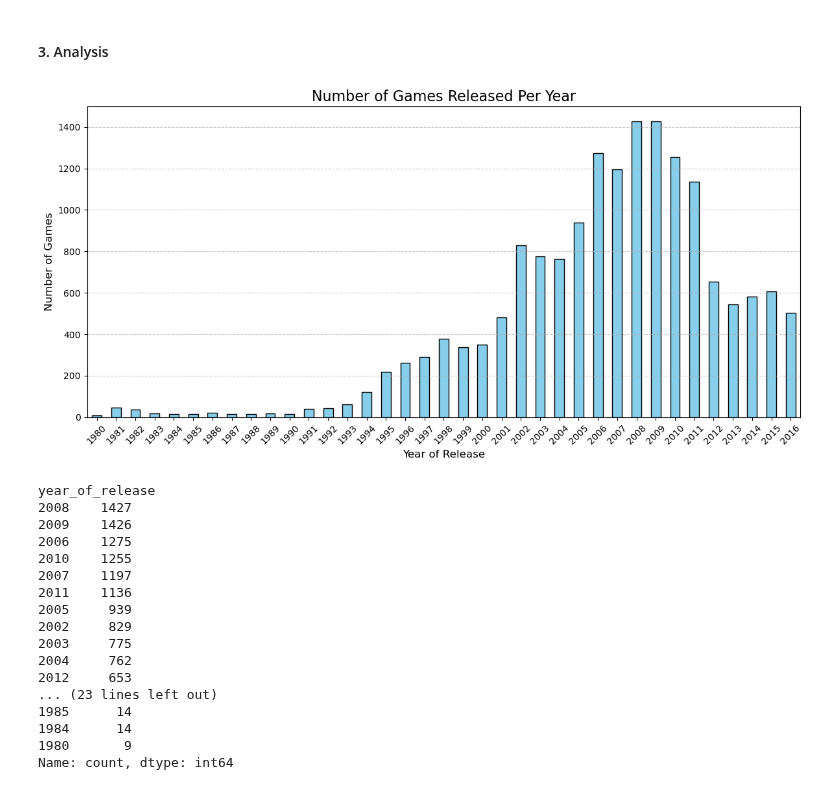
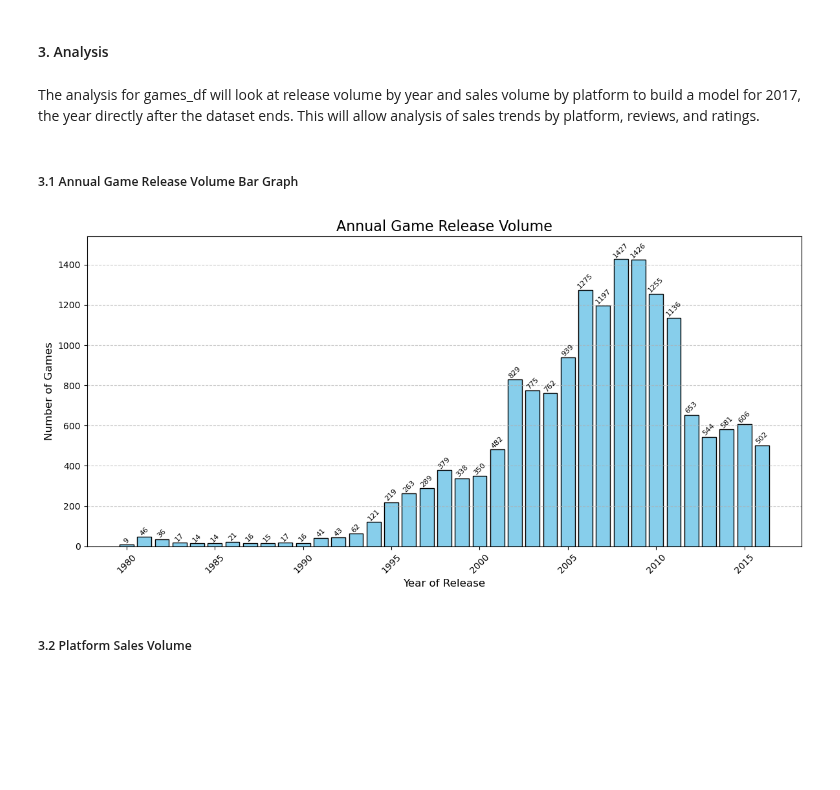
Before and after one commit to DHE42/ice-sales-analysis, a Jupyter notebook: analysis_notebook.ipynb, the cells around one changed output. Drawn from its saved outputs; the diff is of its cells as text; code cells hidden in the pictures; blank space fills up the shorter version.

Commit message:
Made bar graph for annual release volume and began one for platform sales volume.

```diff
--- a/analysis_notebook.ipynb
+++ b/analysis_notebook.ipynb
@@ -303,40 +303,35 @@ DataFrame with Total Sales:
 4            71           7  unknown
 # %% [markdown]
 #### 3. Analysis
+# %% [markdown]
+The analysis for games_df will look at release volume by year and sales volume by platform to build a model for 2017, the year directly after the dataset ends. This will allow analysis of sales trends by platform, reviews, and ratings.
+# %% [markdown]
+##### 3.1 Annual Game Release Volume Bar Graph
 # %%
+
 # Create a bar chart for year_of_release counts
+# Count occurrences of each year_of_release value
+year_counts = games_df['year_of_release'].value_counts()
+
+# Sort the counts by year
+year_counts = year_counts.sort_index()
 plt.figure(figsize=(12, 6))
-year_counts.sort_index().plot(kind='bar', color='skyblue', edgecolor='black')
-plt.title('Number of Games Released Per Year', fontsize=16)
+bars = plt.bar(year_counts.index, year_counts.values, color='skyblue', edgecolor='black')
+
+# Add diagonal text on top of each bar
+for bar, count in zip(bars, year_counts.values):
+    plt.text(bar.get_x() + bar.get_width() / 2, bar.get_height(), str(count),
+             ha='center', va='bottom', rotation=45, fontsize=8)
+
+plt.title('Annual Game Release Volume', fontsize=16)
 plt.xlabel('Year of Release', fontsize=12)
 plt.ylabel('Number of Games', fontsize=12)
 plt.xticks(rotation=45)
 plt.grid(axis='y', linestyle='--', alpha=0.7)
+plt.ylim(0, 1540)
 plt.tight_layout()
 plt.show()
-print()
-
-# Count occurrences of each year_of_release value
-year_counts = games_df['year_of_release'].value_counts()
-
-# Display the counts
-print(year_counts)
 # %% [output]
-[figure, old version]
+[figure, new version]
-year_of_release
-2008    1427
-2009    1426
-2006    1275
-2010    1255
-2007    1197
-2011    1136
-2005     939
-2002     829
-2003     775
-2004     762
-2012     653
-... (23 lines left out)
-1985      14
-1984      14
-1980       9
-Name: count, dtype: int64
+# %% [markdown]
+##### 3.2 Platform Sales Volume
```
Also changed, not shown: parts of 1 cell of this notebook.
